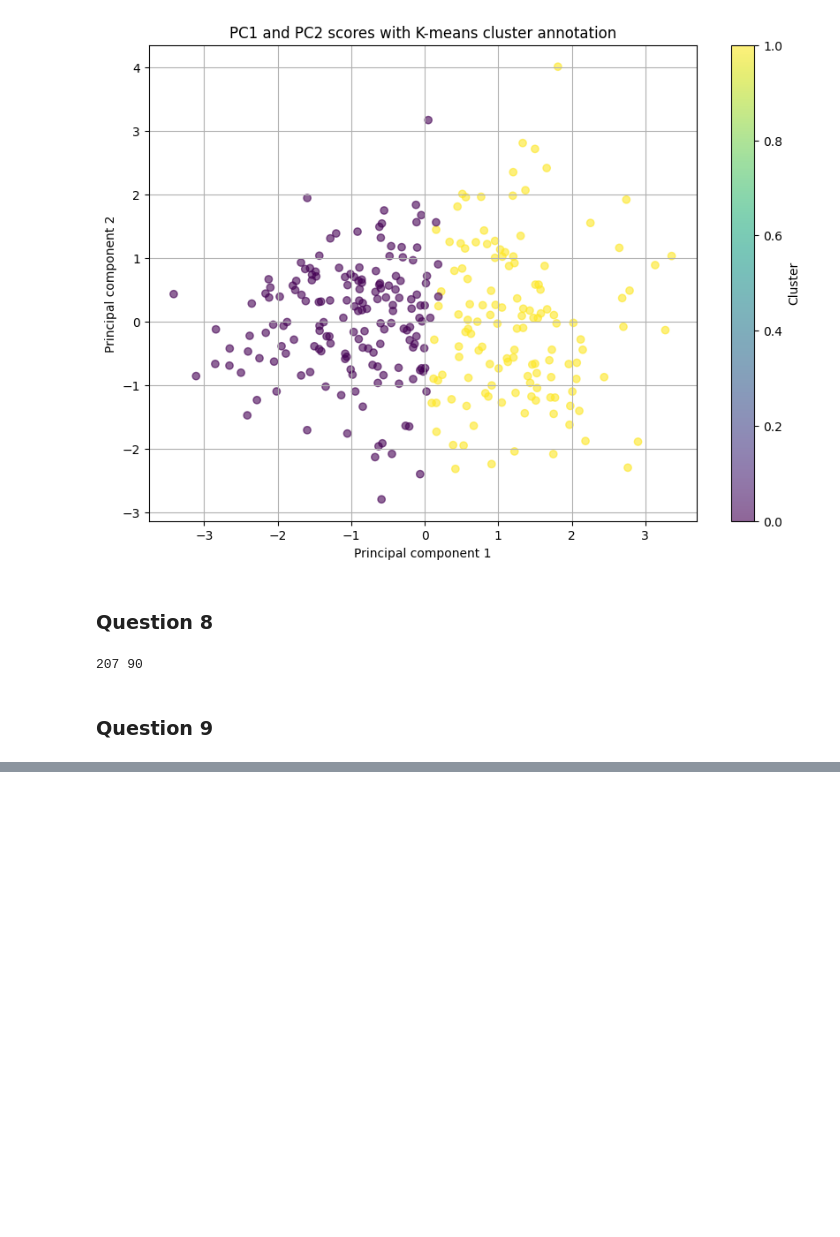
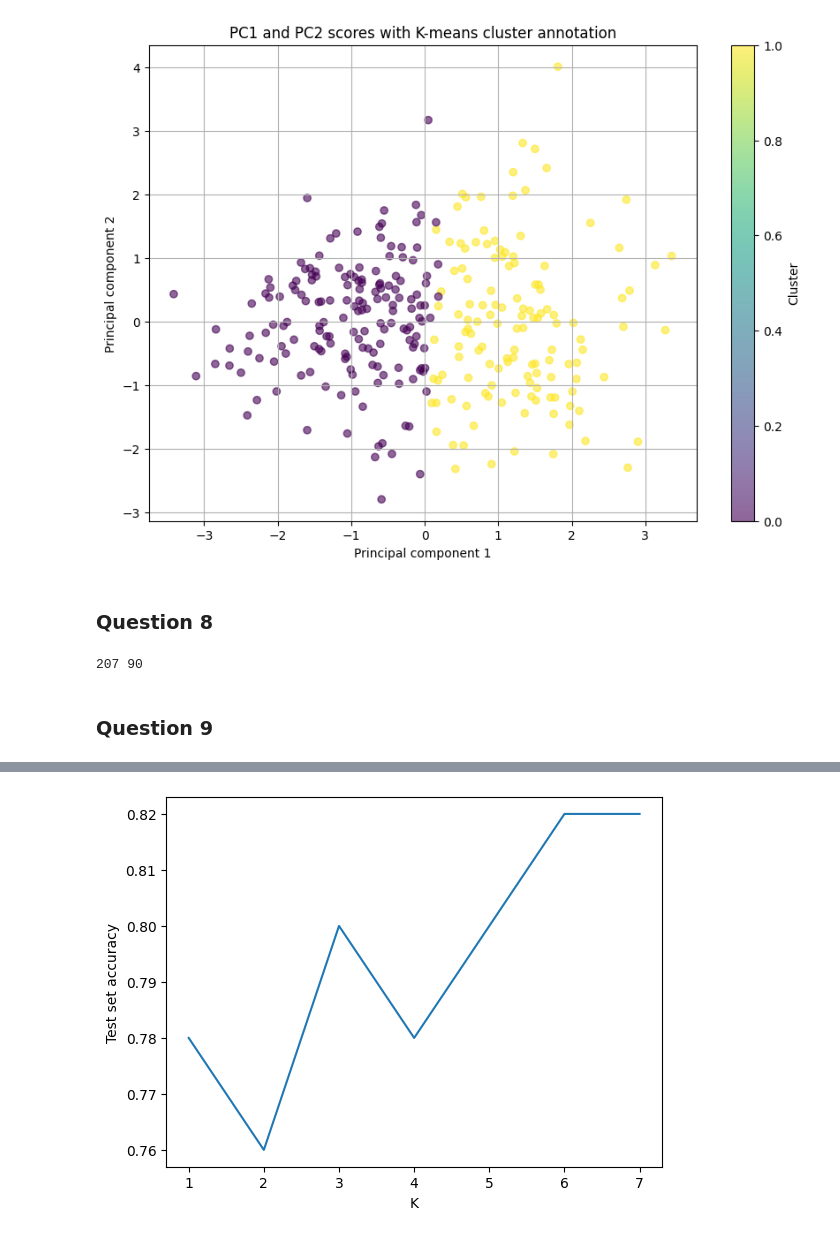
Before and after one commit to jings3/3DA3-A6, a Jupyter notebook: 3DA3A6.ipynb, the cells around one changed output, grey strips where cells are left out. Saved outputs shown, nothing was run; the diff lists cells and outputs as text; code cells hidden in the pictures; blank space fills up the shorter version.

```diff
--- a/3DA3A6.ipynb
+++ b/3DA3A6.ipynb
@@ -402,0 +420,4 @@ print(len(X_train), len(X_test))
+# %%
+log1 = LogisticRegression(max_iter=1000, random_state=120)
+# %%
+log1.fit(X_train, y_train)
@@ -402,0 +444,19 @@ print(len(X_train), len(X_test))
+# %%
+from sklearn import neighbors
+
+k_range = range(1, 8)
+scores = []
+
+for k in k_range:
+    knn = neighbors.KNeighborsClassifier(n_neighbors=k)
+    knn.fit(X_train, y_train)
+    y_pred = knn.predict(X_test)
+    scores.append(round(metrics.accuracy_score(y_test, y_pred),2))
+
+plt.plot(k_range, scores)
+plt.xlabel('K')
+plt.ylabel('Test set accuracy')
+plt.xticks(range(1,8))
+plt.show()
+# %% [output]
+[figure, added]
```
Also changed, not shown: parts of 12 cells of this notebook.
